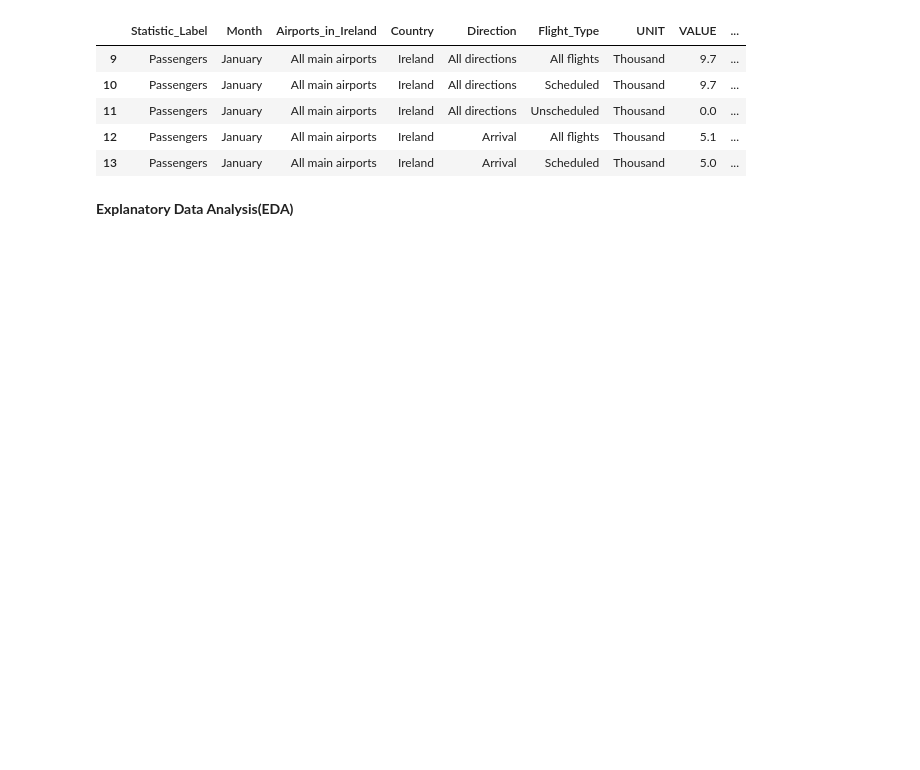
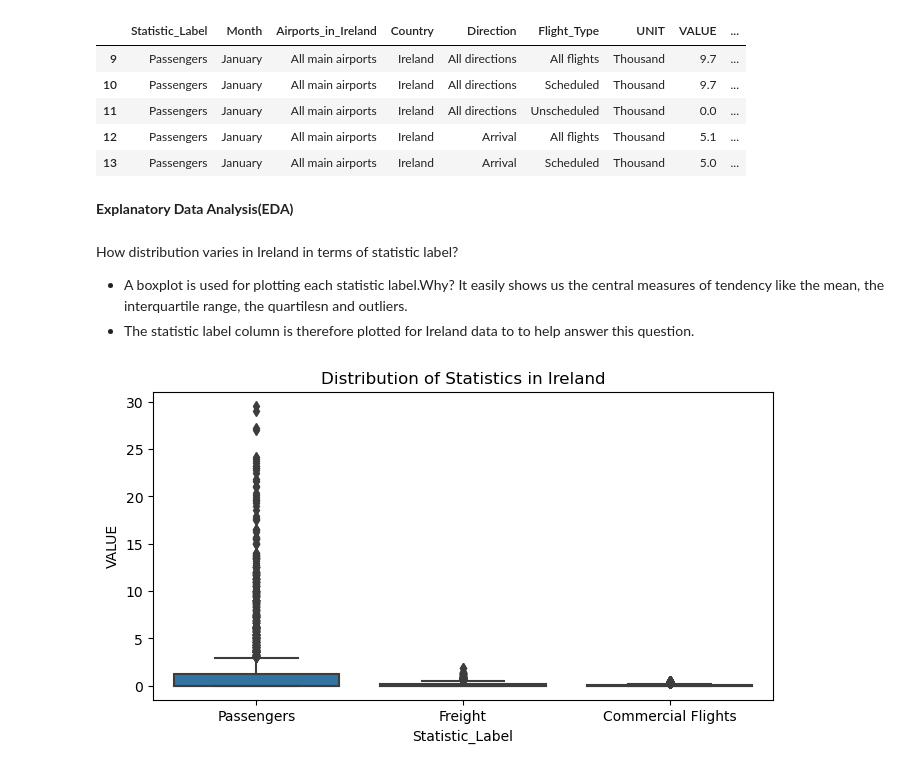
Before and after one commit to Oliveiranac/CA2_MScDataAnalytics, a Jupyter notebook: CA2_AnaOli.ipynb, the cells around one changed output. Saved outputs shown, nothing was run; the diff lists cells and outputs as text; code cells hidden in the pictures; blank space fills up the shorter version.

```diff
--- a/CA2_AnaOli.ipynb
+++ b/CA2_AnaOli.ipynb
@@ -140,3 +182,17 @@ df_selected.head()
 | 13 | Passengers | January | All main airports | Ireland | Arrival | Scheduled | Thousand | 5.0 | ... |
 # %% [markdown]
 **Explanatory Data Analysis(EDA)**
+# %% [markdown]
+How distribution varies in Ireland in terms of statistic label?
+- A boxplot is used for plotting each statistic label.Why? It easily shows us the central measures of tendency like the mean, the interquartile range, the quartilesn and outliers.
+- The statistic label column is therefore plotted for Ireland data to to help answer this question.
+# %%
+# Filter the data for Ireland
+df_ireland = df_selected[df_selected['Country'] == 'Ireland']
+# Plot the distribution of 'VALUE' for each 'Statistic_Label'
+plt.figure(figsize=(8,4))
+sns.boxplot(x='Statistic_Label', y='VALUE', data=df_ireland)
+plt.title('Distribution of Statistics in Ireland')
+plt.show()
+# %% [output]
+[figure, added]
```
Also changed, not shown: parts of 78 cells of this notebook.
